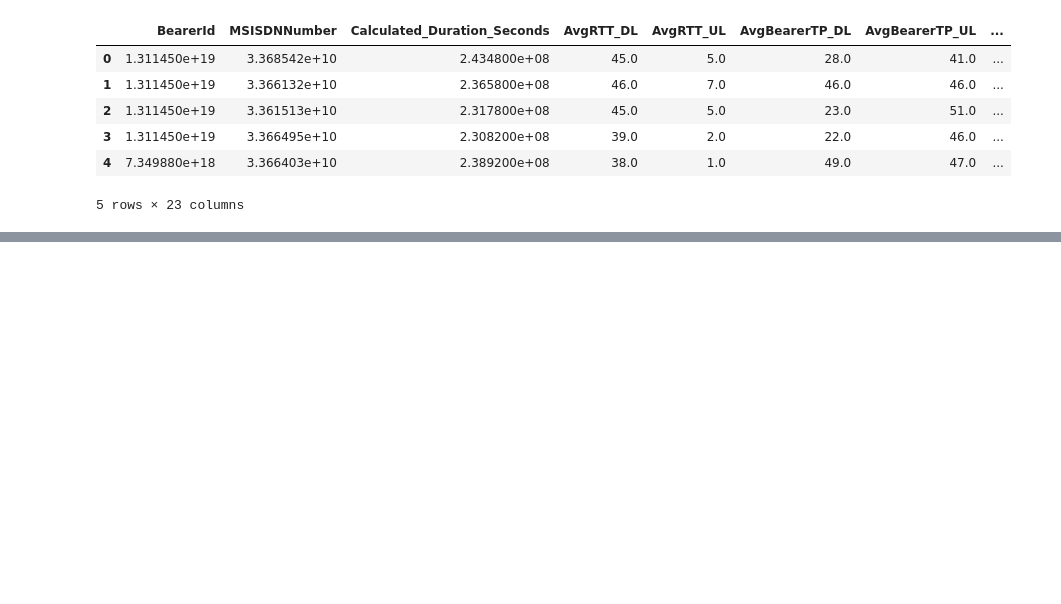
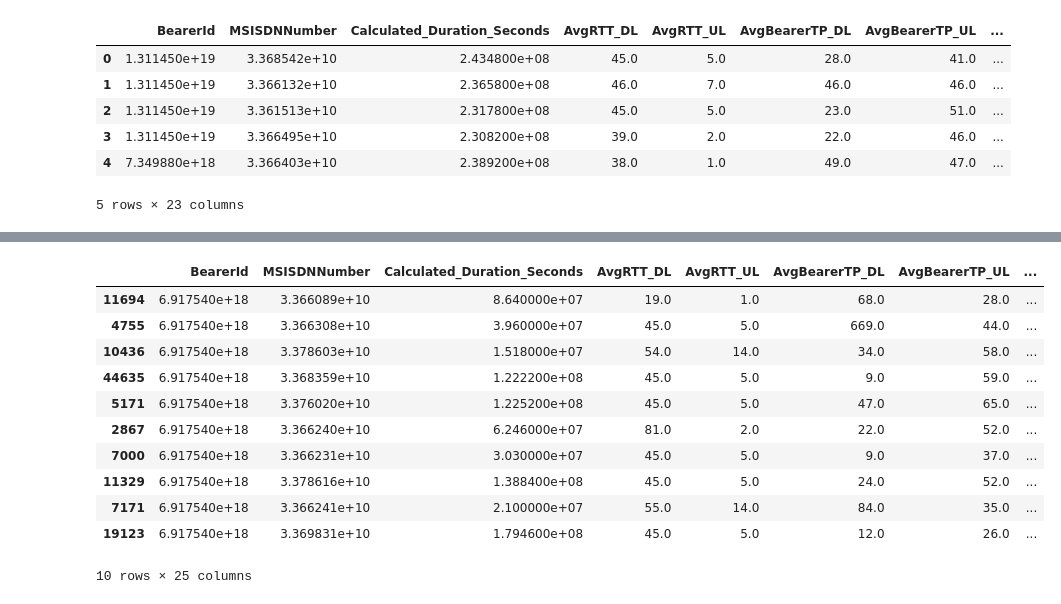
Before and after one commit to santoshdhalwalkar/Telecommunication, a Jupyter notebook: task_4.ipynb, the cells around one changed output, grey strips where cells are left out. Saved outputs shown, nothing was run; the diff lists cells and outputs as text; code cells hidden in the pictures; blank space fills up the shorter version.

Commit message:
Calculate  experience score as the Euclidean distance between the user data point & the worst experience cluster

```diff
--- a/task_4.ipynb
+++ b/task_4.ipynb
@@ -103,3 +117,12 @@ engagement_scores.head()
 | 3 | 1.311450e+19 | 3.366495e+10 | 2.308200e+08 | 39.0 | 2.0 | 22.0 | 46.0 | ... |
 | 4 | 7.349880e+18 | 3.366403e+10 | 2.389200e+08 | 38.0 | 1.0 | 49.0 | 47.0 | ... |
 5 rows × 23 columns
+# %%
+# Calculate the centroid for the worst experience cluster (maximum values)
+worst_experience_centroid = engagement_scores.max()
+
+# Compute the Euclidean distance from each user to the worst experience cluster
+experience_scores = np.linalg.norm(engagement_scores - worst_experience_centroid, axis=1)
+
+# Add the experience scores to the DataFrame
+engagement_scores['Experience_Score'] = experience_scores
@@ -105,0 +141,22 @@ engagement_scores.head()
+# %%
+# Calculate the Satisfaction Score as the average of engagement and experience scores
+engagement_scores['Satisfaction_Score'] = engagement_scores[['engagement_score', 'Experience_Score']].mean(axis=1)
+
+# Sort the DataFrame by Satisfaction Score in descending order to get the top 10 satisfied customers
+top_10_satisfied_customers = engagement_scores.nlargest(10, 'Satisfaction_Score')
+
+# Display the top 10 satisfied customers
+top_10_satisfied_customers
+# %% [output]
+|  | BearerId | MSISDNNumber | Calculated_Duration_Seconds | AvgRTT_DL | AvgRTT_UL | AvgBearerTP_DL | AvgBearerTP_UL | ... |
+| 11694 | 6.917540e+18 | 3.366089e+10 | 8.640000e+07 | 19.0 | 1.0 | 68.0 | 28.0 | ... |
+| 4755 | 6.917540e+18 | 3.366308e+10 | 3.960000e+07 | 45.0 | 5.0 | 669.0 | 44.0 | ... |
+| 10436 | 6.917540e+18 | 3.378603e+10 | 1.518000e+07 | 54.0 | 14.0 | 34.0 | 58.0 | ... |
+| 44635 | 6.917540e+18 | 3.368359e+10 | 1.222200e+08 | 45.0 | 5.0 | 9.0 | 59.0 | ... |
+| 5171 | 6.917540e+18 | 3.376020e+10 | 1.225200e+08 | 45.0 | 5.0 | 47.0 | 65.0 | ... |
+| 2867 | 6.917540e+18 | 3.366240e+10 | 6.246000e+07 | 81.0 | 2.0 | 22.0 | 52.0 | ... |
+| 7000 | 6.917540e+18 | 3.366231e+10 | 3.030000e+07 | 45.0 | 5.0 | 9.0 | 37.0 | ... |
+| 11329 | 6.917540e+18 | 3.378616e+10 | 1.388400e+08 | 45.0 | 5.0 | 24.0 | 52.0 | ... |
+| 7171 | 6.917540e+18 | 3.366241e+10 | 2.100000e+07 | 55.0 | 14.0 | 84.0 | 35.0 | ... |
+| 19123 | 6.917540e+18 | 3.369831e+10 | 1.794600e+08 | 45.0 | 5.0 | 12.0 | 26.0 | ... |
+10 rows × 25 columns
```
Also changed, not shown: parts of 3 cells of this notebook.
